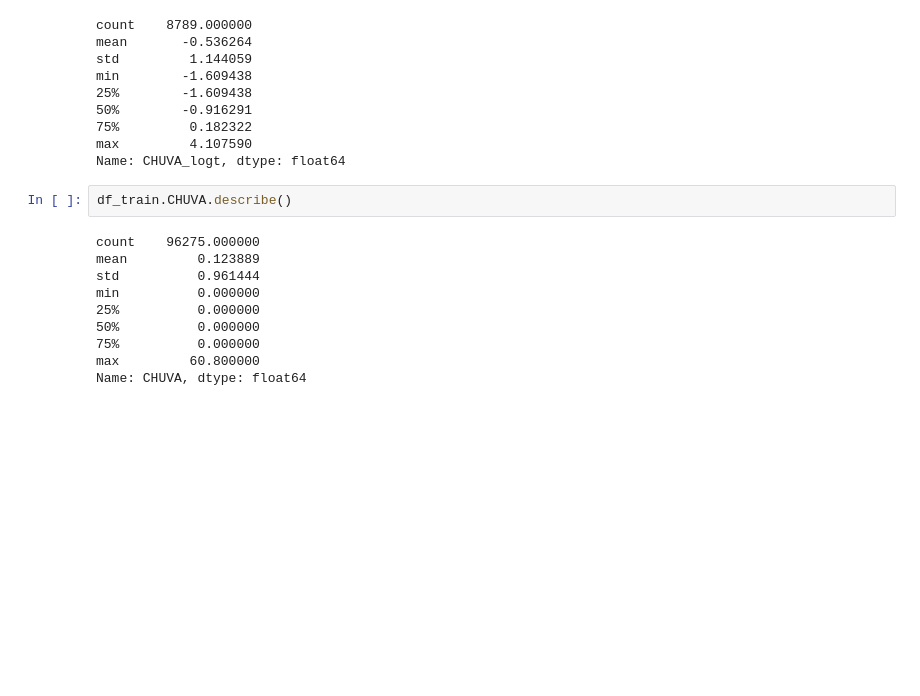
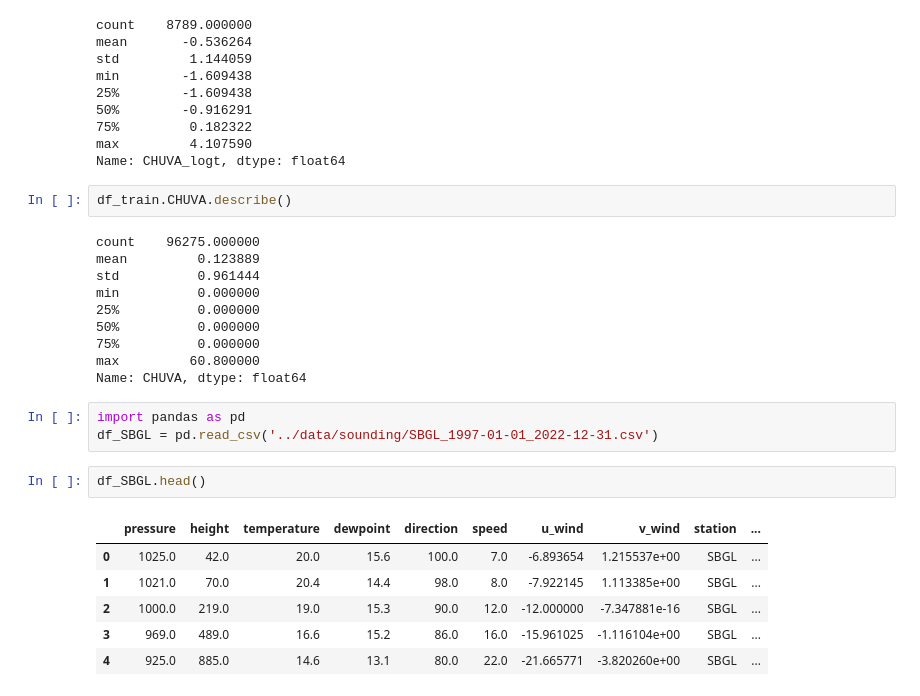
Before and after one commit to NietoCurcio/atmoseer, a Jupyter notebook: notebooks/data_imputation.ipynb, the cells around one changed output. Cells and saved outputs as stored; diff of their text form; blank space fills up the shorter version.

```diff
--- a/notebooks/data_imputation.ipynb
+++ b/notebooks/data_imputation.ipynb
@@ -674,3 +647,15 @@ min          0.000000
 75%          0.000000
 max         60.800000
 Name: CHUVA, dtype: float64
+# %%
+import pandas as pd
+df_SBGL = pd.read_csv('../data/sounding/SBGL_1997-01-01_2022-12-31.csv')
+# %%
+df_SBGL.head()
+# %% [output]
+|  | pressure | height | temperature | dewpoint | direction | speed | u_wind | v_wind | station | ... |
+| 0 | 1025.0 | 42.0 | 20.0 | 15.6 | 100.0 | 7.0 | -6.893654 | 1.215537e+00 | SBGL | ... |
+| 1 | 1021.0 | 70.0 | 20.4 | 14.4 | 98.0 | 8.0 | -7.922145 | 1.113385e+00 | SBGL | ... |
+| 2 | 1000.0 | 219.0 | 19.0 | 15.3 | 90.0 | 12.0 | -12.000000 | -7.347881e-16 | SBGL | ... |
+| 3 | 969.0 | 489.0 | 16.6 | 15.2 | 86.0 | 16.0 | -15.961025 | -1.116104e+00 | SBGL | ... |
+| 4 | 925.0 | 885.0 | 14.6 | 13.1 | 80.0 | 22.0 | -21.665771 | -3.820260e+00 | SBGL | ... |
```
Also changed, not shown: parts of 9 cells of this notebook, 16 other files.
